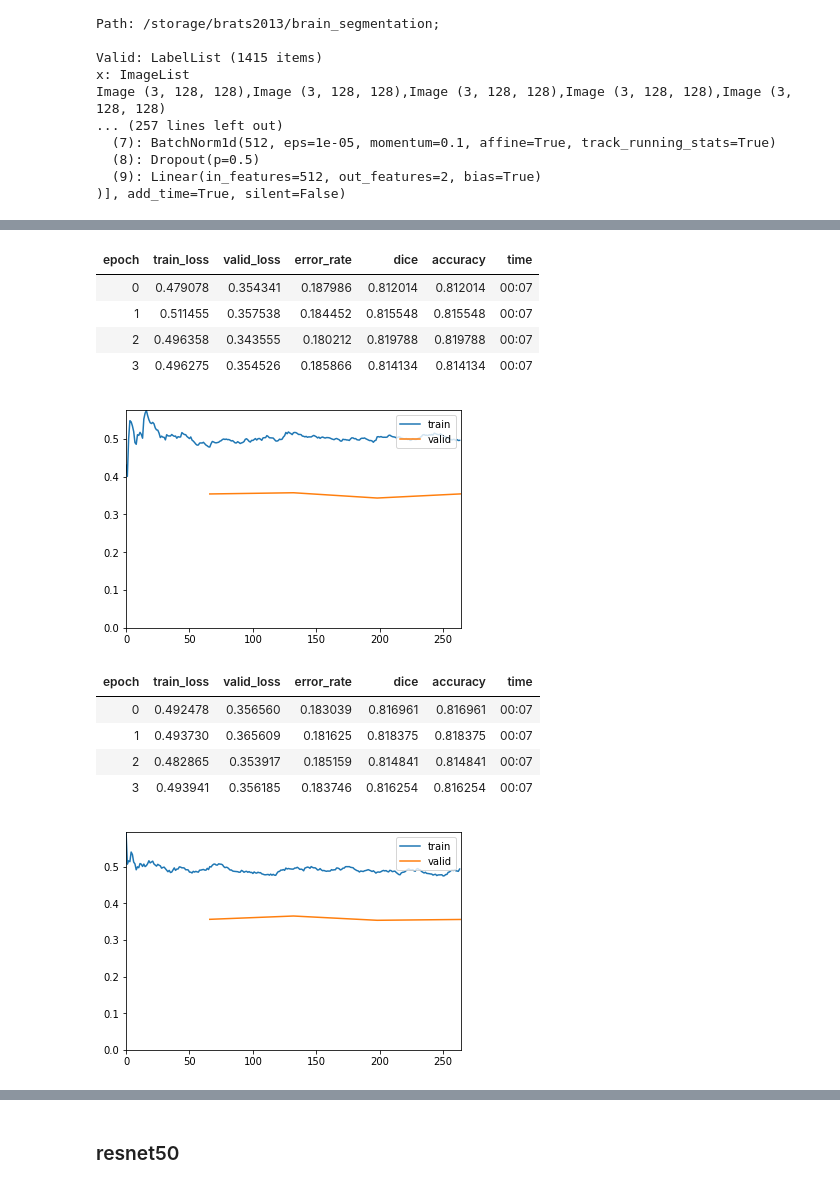
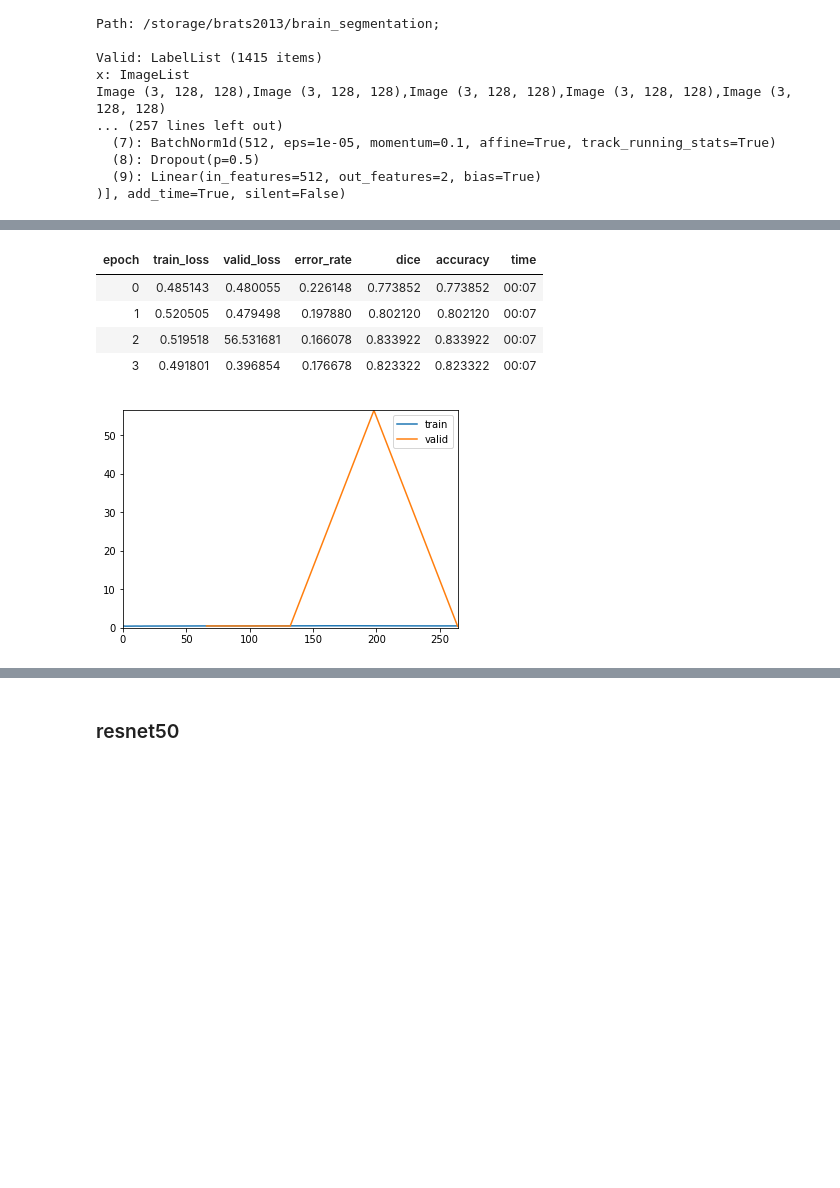
Before and after one commit to DeepNeuralAI/DL-Brain-Tumor-Detection, a Jupyter notebook: brain tumor classification.ipynb, the cells around one changed output, grey strips where cells are left out. Saved outputs shown, nothing was run; the diff lists cells and outputs as text; code cells hidden in the pictures; blank space fills up the shorter version.

Commit message:
Increased dice from 0.86 to 0.88

```diff
--- a/brain tumor classification.ipynb
+++ b/brain tumor classification.ipynb
@@ -308,4 +308,4 @@ LR Finder is complete, type {learner_name}.recorder.plot() to see the graph.
 # %%
-learn.fit_one_cycle(10, max_lr=slice(1e-6,3e-3))
+learn.fit_one_cycle(20, max_lr=3e-5)
 # %% [output]
 | epoch | train_loss | valid_loss | error_rate | dice | accuracy | time |
@@ -359,0 +377,2 @@ learn.data = data
+# %%
+learn.fit_one_cycle(10, max_lr=slice(1e-3, 1e-2))
@@ -360,20 +401,13 @@ learn.data = data
 # %%
-learn.fit_one_cycle(4, max_lr=slice(1e-6))
 learn.unfreeze()
-learn.fit_one_cycle(4, max_lr=slice(1e-6))
+learn.fit_one_cycle(4, max_lr=slice(1e-3, 1e-2))
 # %% [output]
 | epoch | train_loss | valid_loss | error_rate | dice | accuracy | time |
-| 0 | 0.479078 | 0.354341 | 0.187986 | 0.812014 | 0.812014 | 00:07 |
-| 1 | 0.511455 | 0.357538 | 0.184452 | 0.815548 | 0.815548 | 00:07 |
-| 2 | 0.496358 | 0.343555 | 0.180212 | 0.819788 | 0.819788 | 00:07 |
-| 3 | 0.496275 | 0.354526 | 0.185866 | 0.814134 | 0.814134 | 00:07 |
+| 0 | 0.485143 | 0.480055 | 0.226148 | 0.773852 | 0.773852 | 00:07 |
+| 1 | 0.520505 | 0.479498 | 0.197880 | 0.802120 | 0.802120 | 00:07 |
+| 2 | 0.519518 | 56.531681 | 0.166078 | 0.833922 | 0.833922 | 00:07 |
+| 3 | 0.491801 | 0.396854 | 0.176678 | 0.823322 | 0.823322 | 00:07 |
-[figure, old version]
+[figure, new version]
-| epoch | train_loss | valid_loss | error_rate | dice | accuracy | time |
-| 0 | 0.492478 | 0.356560 | 0.183039 | 0.816961 | 0.816961 | 00:07 |
-| 1 | 0.493730 | 0.365609 | 0.181625 | 0.818375 | 0.818375 | 00:07 |
-| 2 | 0.482865 | 0.353917 | 0.185159 | 0.814841 | 0.814841 | 00:07 |
-| 3 | 0.493941 | 0.356185 | 0.183746 | 0.816254 | 0.816254 | 00:07 |
-[figure, removed]
 # %%
 learn.unfreeze()
 learn.lr_find()
```
Also changed, not shown: parts of 36 cells of this notebook, 1 other file.
